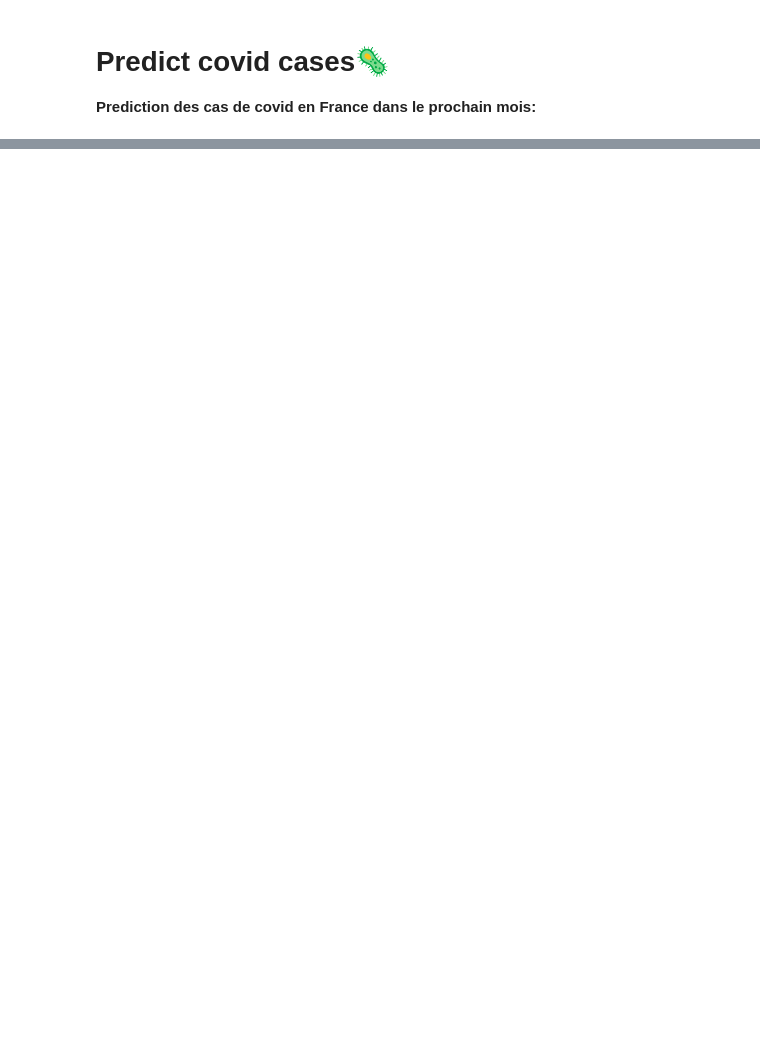
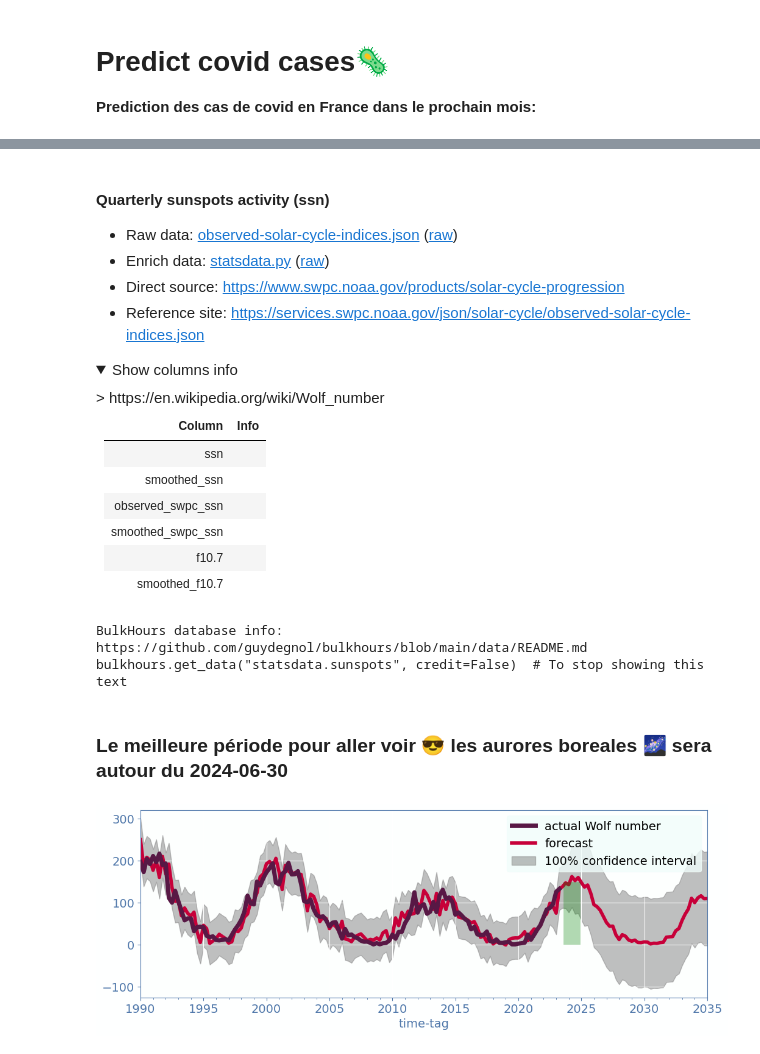
Before and after one commit to gtherin/bulkhours, a Jupyter notebook: examples/6_Predict_Covid_Cases.ipynb, the cells around one changed output, grey strips where cells are left out. Cells and saved outputs as stored; diff of their text form; code cells hidden in the pictures; folded sections open; blank space fills up the shorter version.

```diff
--- a/examples/6_Predict_Covid_Cases.ipynb
+++ b/examples/6_Predict_Covid_Cases.ipynb
@@ -54,0 +208,38 @@ HBox(children=(Button(button_style='primary', description='Envoyer au correcteur
+# %%
+# Get and fit the data
+sun_data = bulkhours.get_data("statsdata.sunspots", credit=True)["ssn"]
+sun_model = smtsa.SARIMAX(sun_data, order=(3, 0, 10), seasonal_order=(1, 1, 0, 44)).fit() # Sun cycles: 11 years
+
+# Plot the data
+fig, ax = plt.subplots(figsize=(12, 4))
+sun_data["1990":].plot(ax=ax, zorder=100, legend=True, label='actual Wolf number', alpha=1, lw=5)
+sm.graphics.tsa.plot_predict(sun_model, start="1990", end="2035", plot_insample=True, ax=ax, alpha=0.001, lw=2)
+ax.vlines(sun_model.forecast(10).idxmax(), 0, 160, color="green", ls="dashed", lw=20, alpha=0.3, zorder=110.1)
+
+# Conclude
+IPython.display.Markdown(f"<h3>Le meilleure période pour aller voir 😎 les aurores boreales 🌌 sera autour du {sun_model.forecast(10).idxmax().date()}</h3>")
+# %% [output]
+#### Quarterly sunspots activity (ssn)
+- Raw data: [observed-solar-cycle-indices.json](https://services.swpc.noaa.gov/json/solar-cycle/observed-solar-cycle-indices.json)  ([raw](https://services.swpc.noaa.gov/json/solar-cycle/observed-solar-cycle-indices.json))
+- Enrich data: [statsdata.py](https://github.com/guydegnol/bulkhours/blob/main/bulkhours/data/statsdata.py)  ([raw](https://raw.githubusercontent.com/guydegnol/bulkhours/main/bulkhours/data/statsdata.py))
+- Direct source: https://www.swpc.noaa.gov/products/solar-cycle-progression
+- Reference site: https://services.swpc.noaa.gov/json/solar-cycle/observed-solar-cycle-indices.json
+
+<details>
+  <summary>Show columns info</summary>
+> https://en.wikipedia.org/wiki/Wolf_number
+
+| Column   |      Info |
+|-----------|:-----------|
+| ssn |  |
+| smoothed_ssn |  |
+| observed_swpc_ssn |  |
+| smoothed_swpc_ssn |  |
+| f10.7 |  |
+| smoothed_f10.7 |  |
+
+</details>
+BulkHours database info: https://github.com/guydegnol/bulkhours/blob/main/data/README.md
+bulkhours.get_data("statsdata.sunspots", credit=False)  # To stop showing this text
+<h3>Le meilleure période pour aller voir 😎 les aurores boreales 🌌 sera autour du 2024-06-30</h3>
+[figure, added]
```
Also changed, not shown: parts of 8 cells of this notebook, 3 other files.
